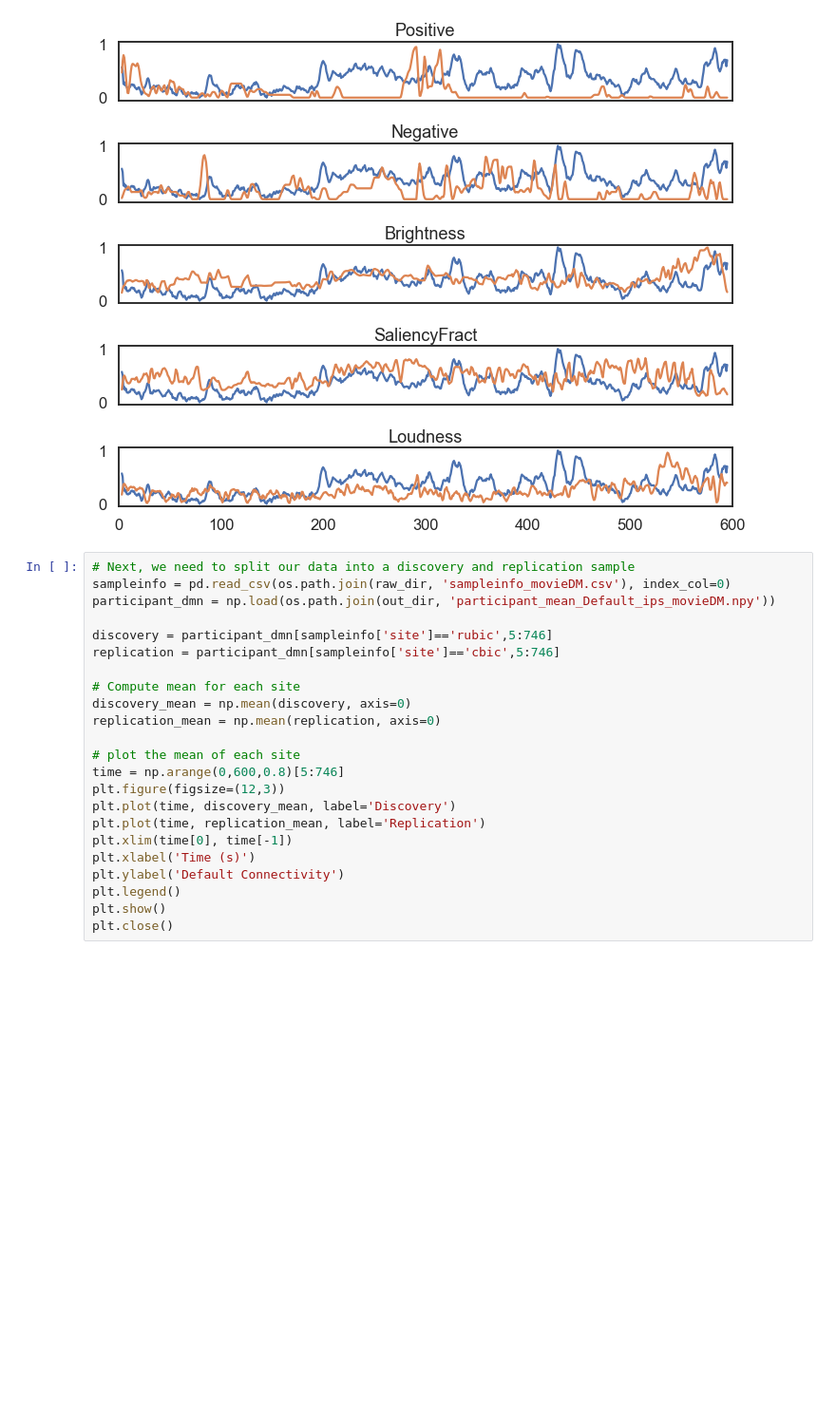
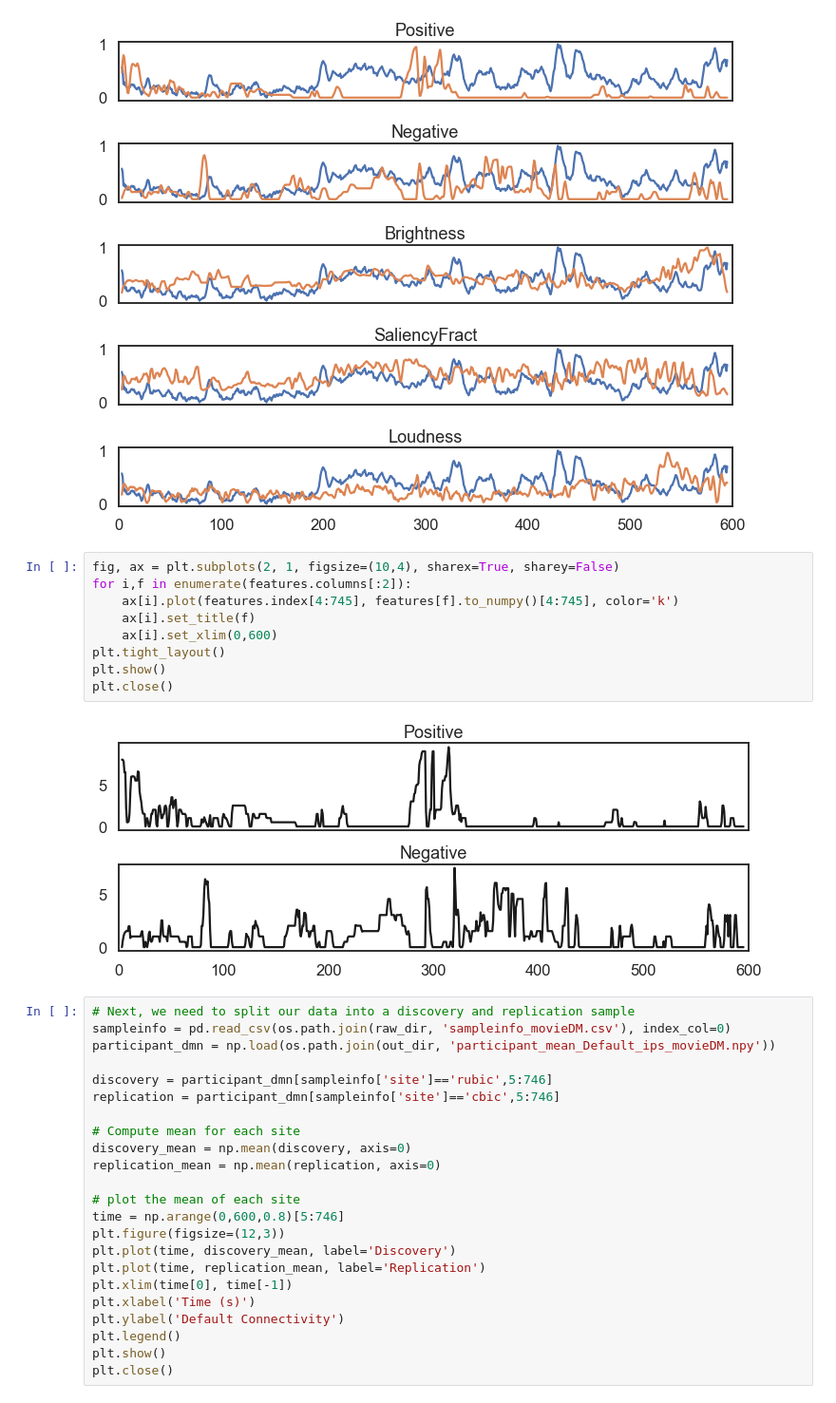
Before and after one commit to catcamacho/hbn_soc_net, a Jupyter notebook: 2_DynamicNet_affect.ipynb, the cells around one changed output. Shown at 95% size. Cells and saved outputs as stored; diff of their text form; blank space fills up the shorter version.

```diff
--- a/2_DynamicNet_affect.ipynb
+++ b/2_DynamicNet_affect.ipynb
@@ -525,6 +531,17 @@ plt.show()
 plt.close()
 # %% [output]
 [figure]
+# %%
+fig, ax = plt.subplots(2, 1, figsize=(10,4), sharex=True, sharey=False)
+for i,f in enumerate(features.columns[:2]):
+    ax[i].plot(features.index[4:745], features[f].to_numpy()[4:745], color='k')
+    ax[i].set_title(f)
+    ax[i].set_xlim(0,600)
+plt.tight_layout()
+plt.show()
+plt.close()
+# %% [output]
+[figure, added]
 # %%
 # Next, we need to split our data into a discovery and replication sample
 sampleinfo = pd.read_csv(os.path.join(raw_dir, 'sampleinfo_movieDM.csv'), index_col=0)
```
Also changed, not shown: parts of 2 cells of this notebook, 1 other file.
